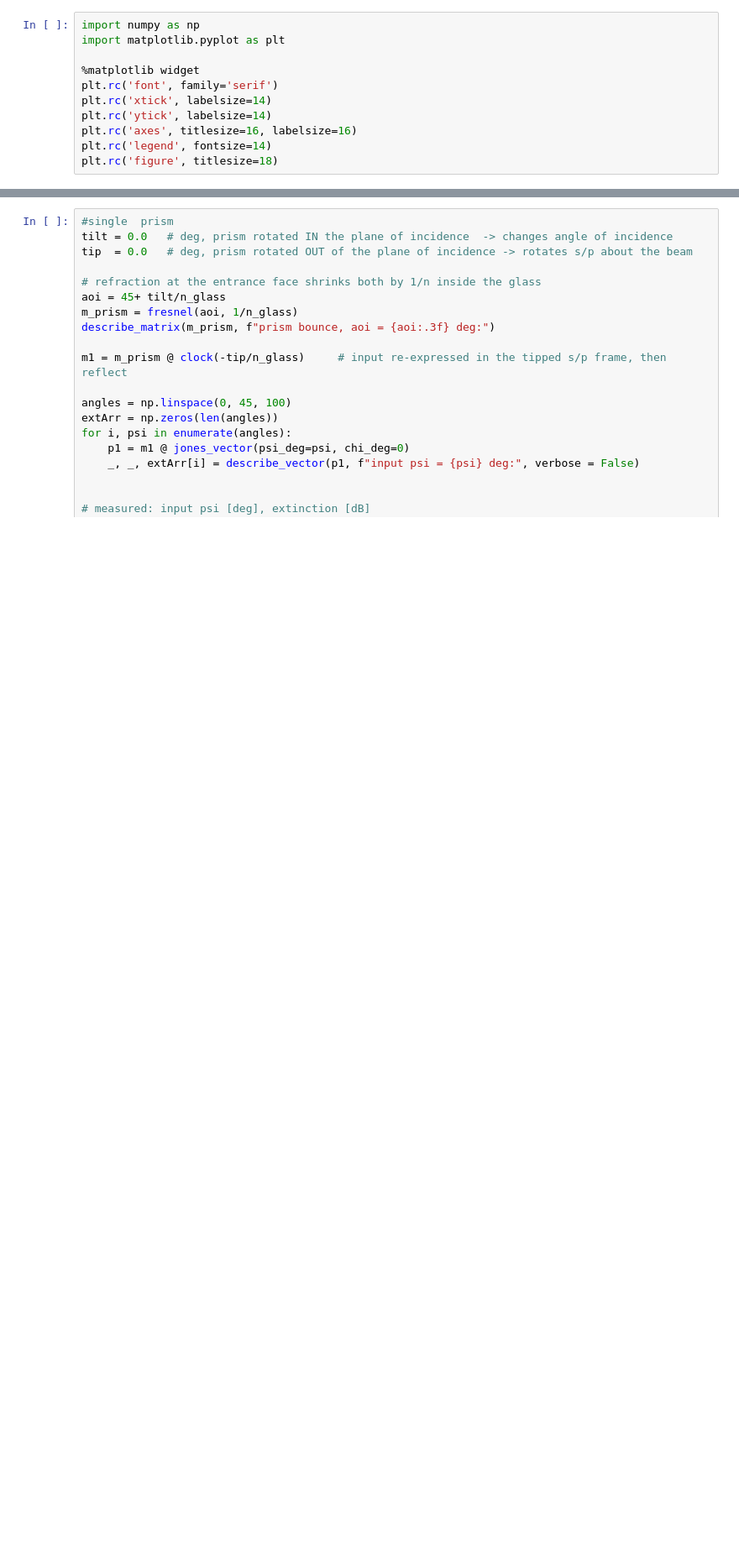
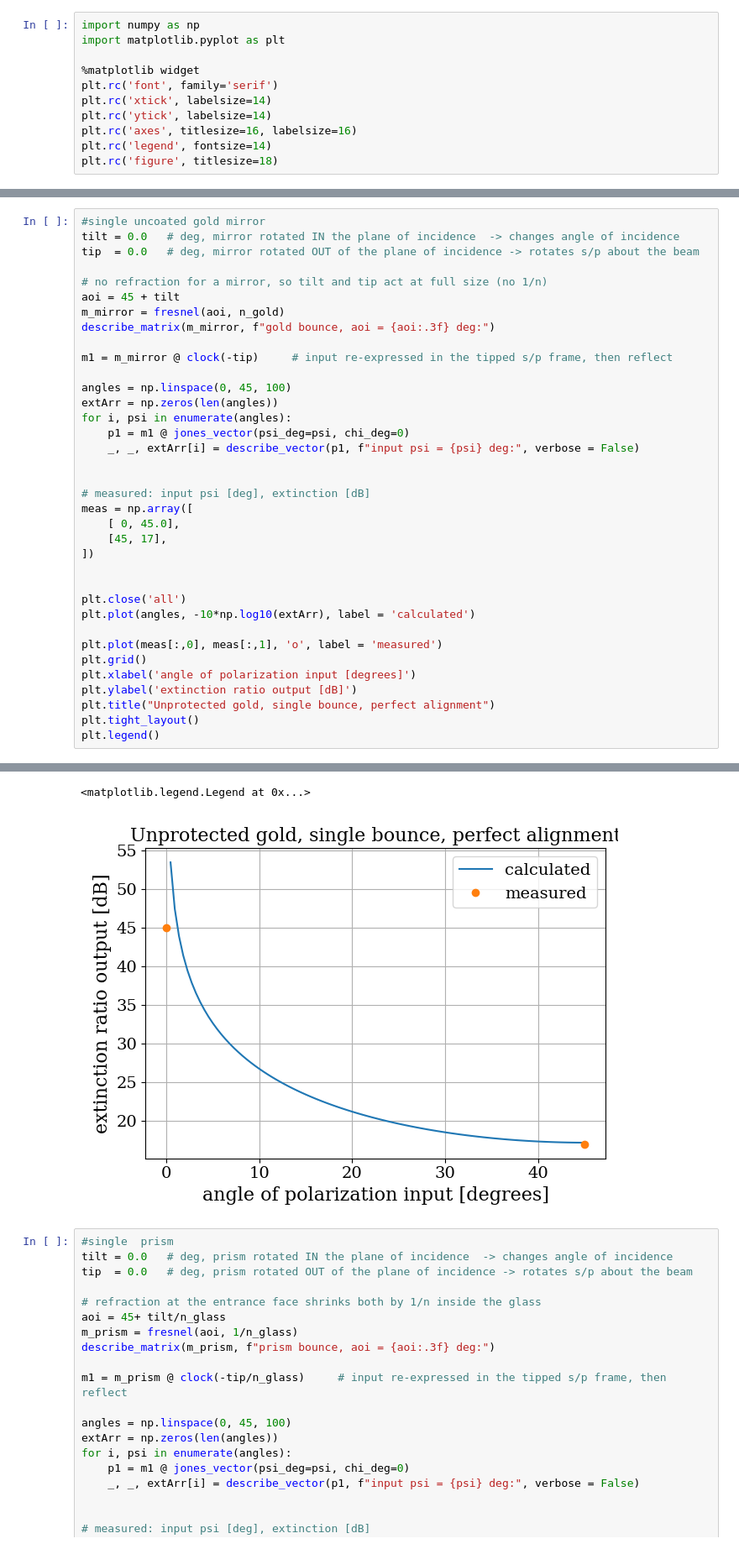
Before and after one commit to josephmlev/eedm_jml, a Jupyter notebook: daqAnalysisAndExperiments/optics/physicsPackageOptics/measurePolarization/JonesCalc.ipynb, the cells around one changed output, grey strips where cells are left out. Shown at 84% size. Cells and saved outputs as stored; diff of their text form; blank space fills up the shorter version.

Commit message:
adds gold mirror retardance plot

```diff
--- a/daqAnalysisAndExperiments/optics/physicsPackageOptics/measurePolarization/JonesCalc.ipynb
+++ b/daqAnalysisAndExperiments/optics/physicsPackageOptics/measurePolarization/JonesCalc.ipynb
@@ -121,0 +120,37 @@ Jones vector after fold
+# %%
+#single uncoated gold mirror
+tilt = 0.0   # deg, mirror rotated IN the plane of incidence  -> changes angle of incidence
+tip  = 0.0   # deg, mirror rotated OUT of the plane of incidence -> rotates s/p about the beam
+
+# no refraction for a mirror, so tilt and tip act at full size (no 1/n)
+aoi = 45 + tilt
+m_mirror = fresnel(aoi, n_gold)
+describe_matrix(m_mirror, f"gold bounce, aoi = {aoi:.3f} deg:")
+
+m1 = m_mirror @ clock(-tip)     # input re-expressed in the tipped s/p frame, then reflect
+
+angles = np.linspace(0, 45, 100)
+extArr = np.zeros(len(angles))
+for i, psi in enumerate(angles):
+    p1 = m1 @ jones_vector(psi_deg=psi, chi_deg=0)
+    _, _, extArr[i] = describe_vector(p1, f"input psi = {psi} deg:", verbose = False)
+
+
+# measured: input psi [deg], extinction [dB]
+meas = np.array([
+    [ 0, 45.0],
+    [45, 17],
+])
+
+
+plt.close('all')
+plt.plot(angles, -10*np.log10(extArr), label = 'calculated')
+
+plt.plot(meas[:,0], meas[:,1], 'o', label = 'measured')
+plt.grid()
+plt.xlabel('angle of polarization input [degrees]')
+plt.ylabel('extinction ratio output [dB]')
+plt.title("Unprotected gold, single bounce, perfect alignment")
+plt.tight_layout()
+plt.legend()
+# %% [output]
@@ -122,3 +160,5 @@ Jones vector after fold
+<matplotlib.legend.Legend at 0x...>
+[figure, added]
 # %%
 #single  prism
 tilt = 0.0   # deg, prism rotated IN the plane of incidence  -> changes angle of incidence
```
Also changed, not shown: parts of 2 cells of this notebook.
